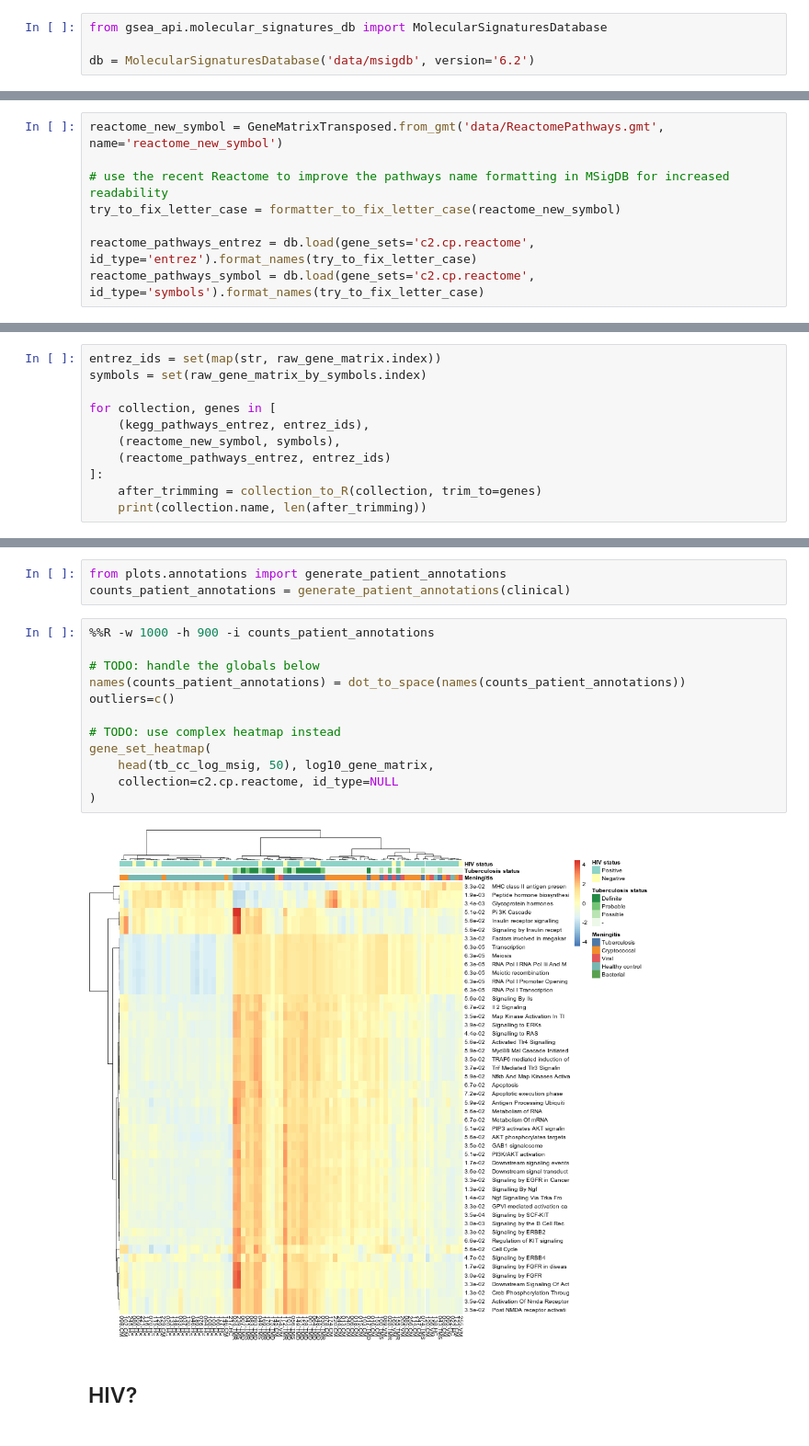
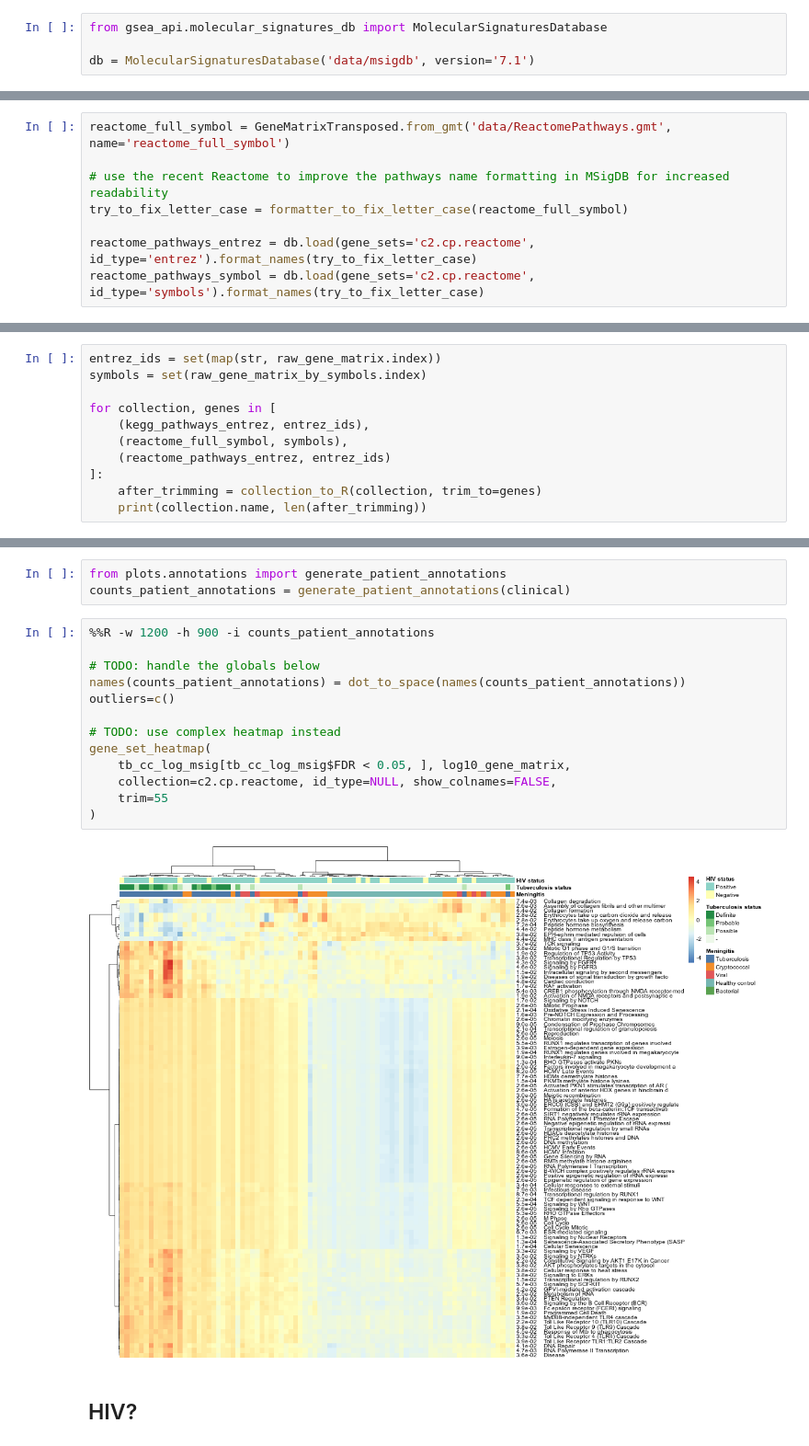
Before and after one commit to krassowski/meningitis-integration, a Jupyter notebook: analyses/protein_vs_clinical/GSEA.ipynb, the cells around one changed output, grey strips where cells are left out. Shown at 92% size. Saved outputs shown, nothing was run; the diff lists cells and outputs as text.

Commit message:
Update more notebooks, also bump MSigDB to 7.1

```diff
--- a/analyses/protein_vs_clinical/GSEA.ipynb
+++ b/analyses/protein_vs_clinical/GSEA.ipynb
@@ -42,7 +42,7 @@ diff_ebayes <- function(a, b, ...) {
 # %%
 from gsea_api.molecular_signatures_db import MolecularSignaturesDatabase
 
-db = MolecularSignaturesDatabase('data/msigdb', version='6.2')
+db = MolecularSignaturesDatabase('data/msigdb', version='7.1')
 # %%
 from helpers.gse import collection_to_R, formatter_to_fix_letter_case, calculate_overlap
 # %% [markdown]
@@ -56,10 +56,10 @@ Let's fetch a recent GMT directly from Reactome; `data/ReactomePathways.gmt`, do
 # %%
 from gsea_api.molecular_signatures_db import GeneMatrixTransposed
 # %%
-reactome_new_symbol = GeneMatrixTransposed.from_gmt('data/ReactomePathways.gmt', name='reactome_new_symbol')
+reactome_full_symbol = GeneMatrixTransposed.from_gmt('data/ReactomePathways.gmt', name='reactome_full_symbol')
 
 # use the recent Reactome to improve the pathways name formatting in MSigDB for increased readability
-try_to_fix_letter_case = formatter_to_fix_letter_case(reactome_new_symbol)
+try_to_fix_letter_case = formatter_to_fix_letter_case(reactome_full_symbol)
 
 reactome_pathways_entrez = db.load(gene_sets='c2.cp.reactome', id_type='entrez').format_names(try_to_fix_letter_case)
 reactome_pathways_symbol = db.load(gene_sets='c2.cp.reactome', id_type='symbols').format_names(try_to_fix_letter_case)
@@ -197,7 +197,7 @@ symbols = set(raw_gene_matrix_by_symbols.index)
 
 for collection, genes in [
     (kegg_pathways_entrez, entrez_ids),
-    (reactome_new_symbol, symbols),
+    (reactome_full_symbol, symbols),
     (reactome_pathways_entrez, entrez_ids)
 ]:
     after_trimming = collection_to_R(collection, trim_to=genes)
@@ -408,19 +408,20 @@ TODO: Cell cycle - what makes it come
 from plots.annotations import generate_patient_annotations
 counts_patient_annotations = generate_patient_annotations(clinical)
 # %%
-%%R -w 1000 -h 900 -i counts_patient_annotations
+%%R -w 1200 -h 900 -i counts_patient_annotations
 
 # TODO: handle the globals below
 names(counts_patient_annotations) = dot_to_space(names(counts_patient_annotations))
 outliers=c()
 
 # TODO: use complex heatmap instead
 gene_set_heatmap(
-    head(tb_cc_log_msig, 50), log10_gene_matrix,
-    collection=c2.cp.reactome, id_type=NULL
+    tb_cc_log_msig[tb_cc_log_msig$FDR < 0.05, ], log10_gene_matrix,
+    collection=c2.cp.reactome, id_type=NULL, show_colnames=FALSE,
+    trim=55
 )
 # %% [output]
-[figure, old version]
+[figure, new version]
 # %% [markdown]
 ## HIV?
 # %%
```
Also changed, not shown: parts of 37 cells of this notebook, 5 other files.
